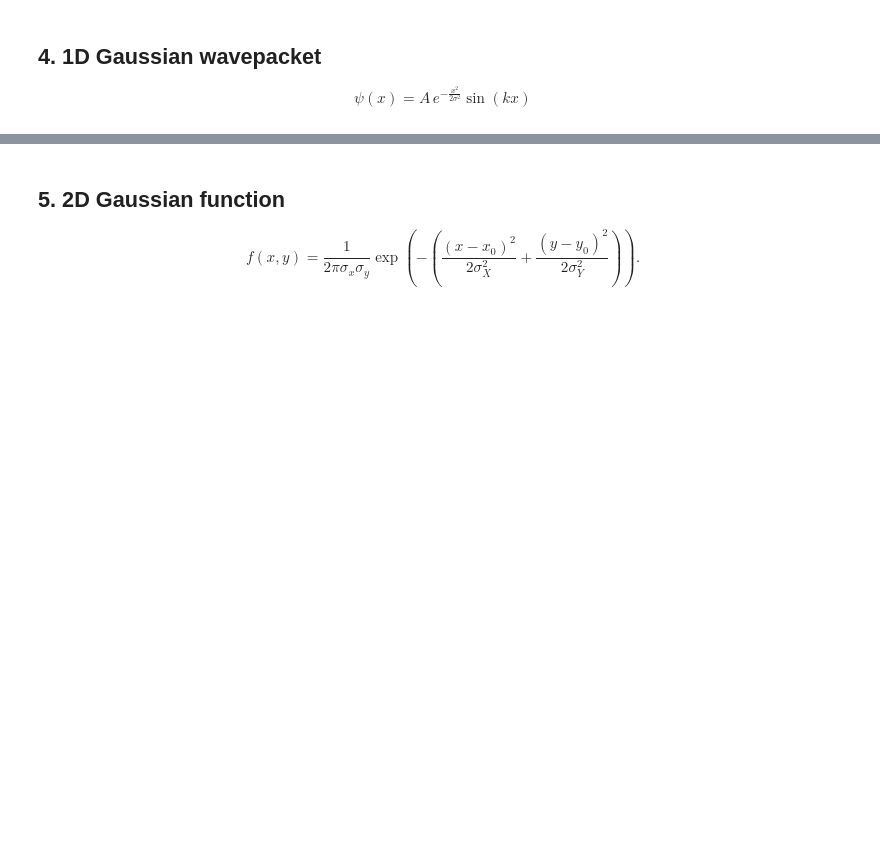
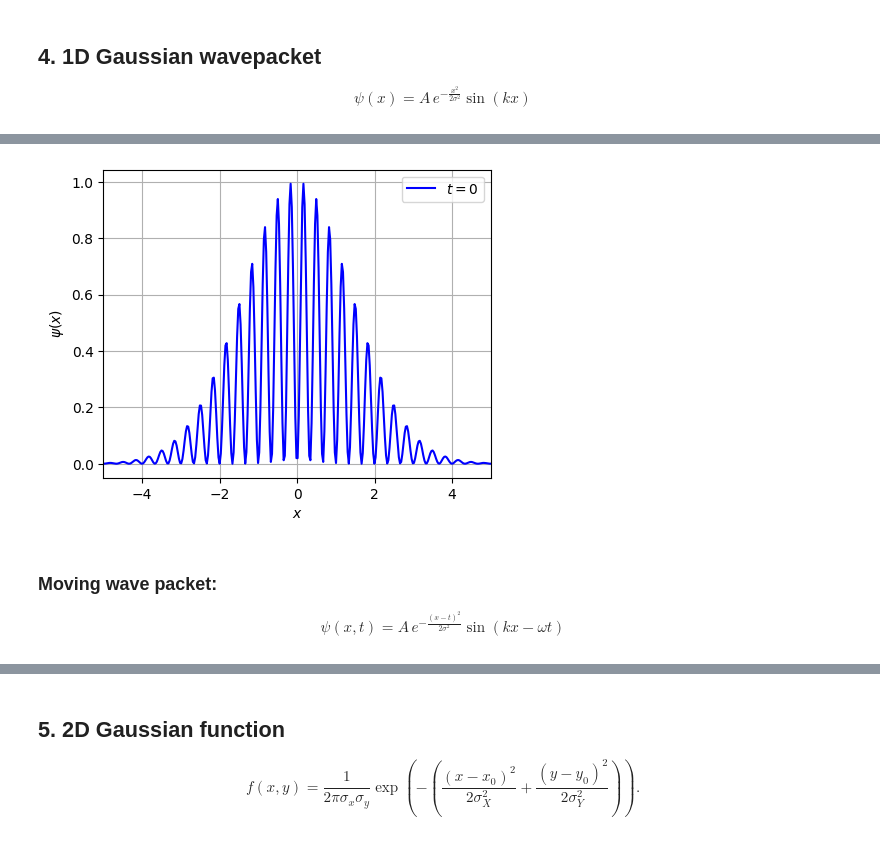
Before and after one commit to wbandabarragan/quantum-mechanics-1, a Jupyter notebook: python-resources/python_for_QM04.ipynb, the cells around one changed output, grey strips where cells are left out. Drawn from its saved outputs; the diff is of its cells as text; code cells hidden in the pictures; blank space fills up the shorter version.

```diff
--- a/python-resources/python_for_QM04.ipynb
+++ b/python-resources/python_for_QM04.ipynb
@@ -220,0 +275,22 @@ $$\psi(x) = A\,e^{-\frac{x^2}{2\sigma^2}}\sin(kx)$$
+# %%
+# Plotting
+
+plt.figure(figsize=(5,4))
+
+plt.plot(x, y**2, color = "blue", linestyle = "-", label = r"$t=0$")
+
+plt.xlabel(r"$x$")
+plt.ylabel(r"$\psi(x)$")
+
+plt.legend()
+
+plt.xlim(-5., +5.)
+plt.grid()
+
+plt.show()
+# %% [output]
+[figure, added]
+# %% [markdown]
+### Moving wave packet:
+
+$$\psi(x,t) = A\,e^{-\frac{(x - t)^2}{2\sigma^2}}\sin(kx - \omega t)$$
```
Also changed, not shown: parts of 11 cells of this notebook.
